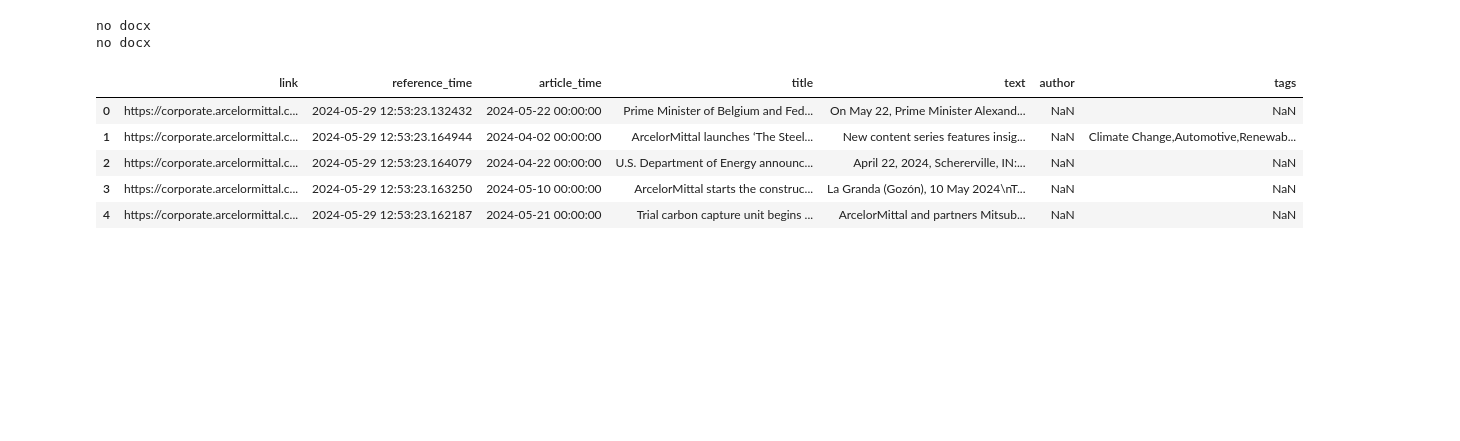
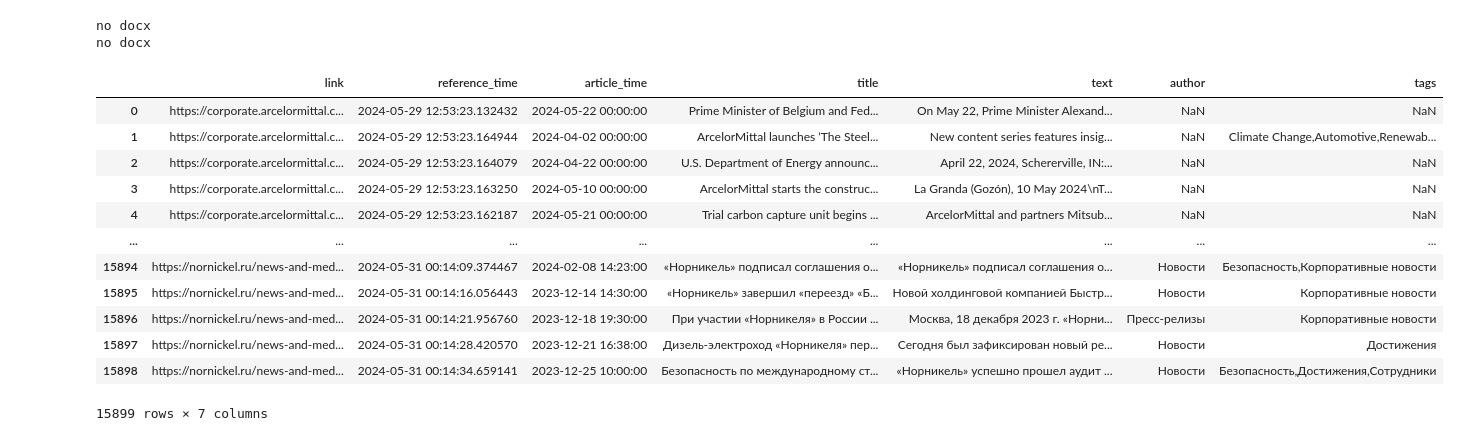
Before and after one commit to mlenzovet/nlmk_bot, a Jupyter notebook: csv_processing.ipynb, the cells around one changed output. Cells and saved outputs as stored; diff of their text form; code cells hidden in the pictures; blank space fills up the shorter version.

```diff
--- a/csv_processing.ipynb
+++ b/csv_processing.ipynb
@@ -16,23 +16,30 @@ from langchain.output_parsers.openai_functions import JsonOutputFunctionsParser
 # %%
 import re
 import time
 import pandas as pd
 from pprint import pprint
 
 from gsheet_handler import GSheetHandler
 import importlib
 module = importlib.import_module('gsheet_handler')
 importlib.reload(module)
 ggl = module.GSheetHandler('google_sheet_key.json')
 
-data_raw = pd.read_csv('/home/sftpuser1/uploads/data.csv')[:5]
+data_raw = pd.read_csv('/home/sftpuser1/uploads/data.csv')
 data_raw
 # %% [output]
 no docx
 no docx
 |  | link | reference_time | article_time | title | text | author | tags |
 | 0 | https://corporate.arcelormittal.c... | 2024-05-29 12:53:23.132432 | 2024-05-22 00:00:00 | Prime Minister of Belgium and Fed... | On May 22, Prime Minister Alexand... | NaN | NaN |
 | 1 | https://corporate.arcelormittal.c... | 2024-05-29 12:53:23.164944 | 2024-04-02 00:00:00 | ArcelorMittal launches ‘The Steel... | New content series features insig... | NaN | Climate Change,Automotive,Renewab... |
 | 2 | https://corporate.arcelormittal.c... | 2024-05-29 12:53:23.164079 | 2024-04-22 00:00:00 | U.S. Department of Energy announc... | April 22, 2024, Schererville, IN:... | NaN | NaN |
 | 3 | https://corporate.arcelormittal.c... | 2024-05-29 12:53:23.163250 | 2024-05-10 00:00:00 | ArcelorMittal starts the construc... | La Granda (Gozón), 10 May 2024\nT... | NaN | NaN |
 | 4 | https://corporate.arcelormittal.c... | 2024-05-29 12:53:23.162187 | 2024-05-21 00:00:00 | Trial carbon capture unit begins ... | ArcelorMittal and partners Mitsub... | NaN | NaN |
+| ... | ... | ... | ... | ... | ... | ... | ... |
+| 15894 | https://nornickel.ru/news-and-med... | 2024-05-31 00:14:09.374467 | 2024-02-08 14:23:00 | «Норникель» подписал соглашения о... | «Норникель» подписал соглашения о... | Новости | Безопасность,Корпоративные новости |
+| 15895 | https://nornickel.ru/news-and-med... | 2024-05-31 00:14:16.056443 | 2023-12-14 14:30:00 | «Норникель» завершил «переезд» «Б... | Новой холдинговой компанией Быстр... | Новости | Корпоративные новости |
+| 15896 | https://nornickel.ru/news-and-med... | 2024-05-31 00:14:21.956760 | 2023-12-18 19:30:00 | При участии «Норникеля» в России ... | Москва, 18 декабря 2023 г. «Норни... | Пресс-релизы | Корпоративные новости |
+| 15897 | https://nornickel.ru/news-and-med... | 2024-05-31 00:14:28.420570 | 2023-12-21 16:38:00 | Дизель-электроход «Норникеля» пер... | Сегодня был зафиксирован новый ре... | Новости | Достижения |
+| 15898 | https://nornickel.ru/news-and-med... | 2024-05-31 00:14:34.659141 | 2023-12-25 10:00:00 | Безопасность по международному ст... | «Норникель» успешно прошел аудит ... | Новости | Безопасность,Достижения,Сотрудники |
+15899 rows × 7 columns
```
Also changed, not shown: parts of 20 cells of this notebook, 4 other files.
